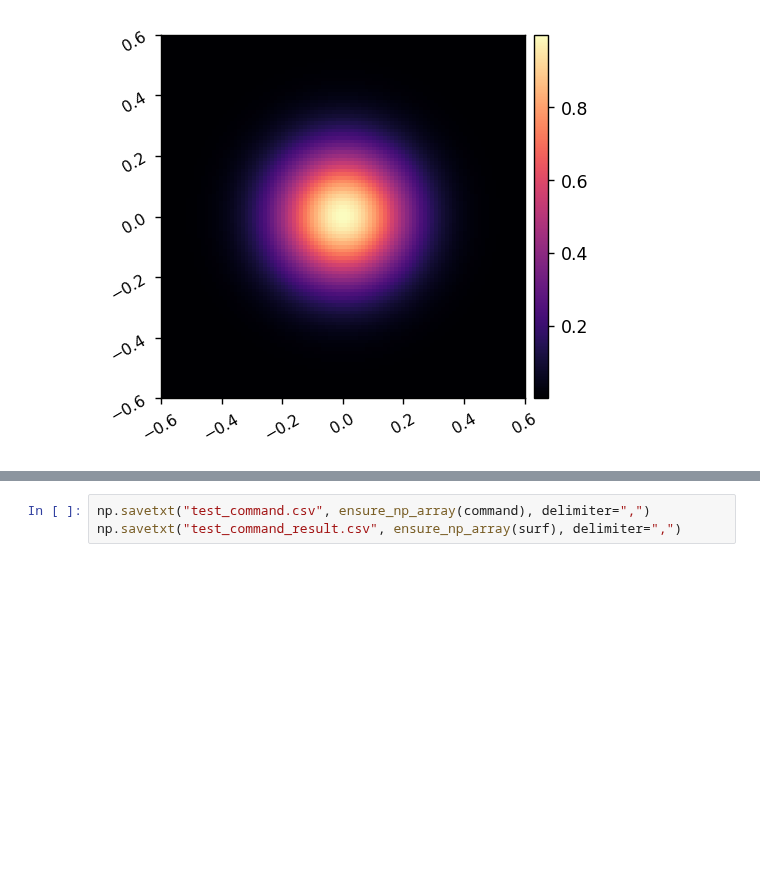
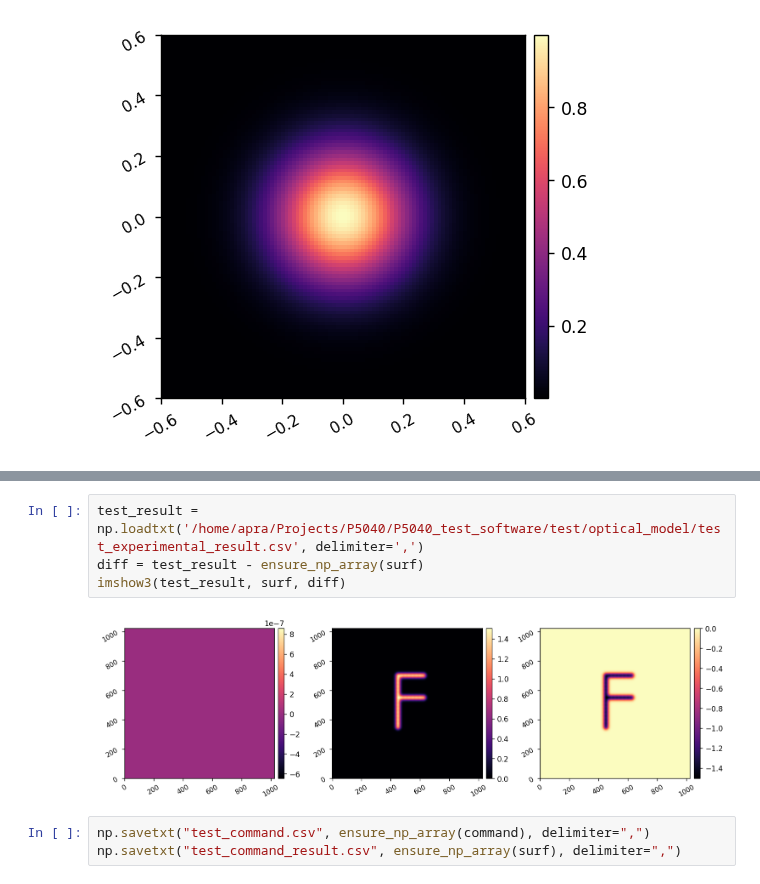
Before and after one commit to kian1377/apra-howfsc-models, a Jupyter notebook: notebooks/test_dm_model.ipynb, the cells around one changed output, grey strips where cells are left out. Saved outputs shown, nothing was run; the diff lists cells and outputs as text; blank space fills up the shorter version.

```diff
--- a/notebooks/test_dm_model.ipynb
+++ b/notebooks/test_dm_model.ipynb
@@ -71,4 +61,10 @@ imshow1(surf, pxscl=act_spacing.to(u.mm)/25)
 [figure]
+# %%
+test_result = np.loadtxt('/home/apra/Projects/P5040/P5040_test_software/test/optical_model/test_experimental_result.csv', delimiter=',')
+diff = test_result - ensure_np_array(surf)
+imshow3(test_result, surf, diff)
+# %% [output]
+[figure, added]
 # %%
 np.savetxt("test_command.csv", ensure_np_array(command), delimiter=",")
 np.savetxt("test_command_result.csv", ensure_np_array(surf), delimiter=",")
```
Also changed, not shown: parts of 5 cells of this notebook, 7 other files.
